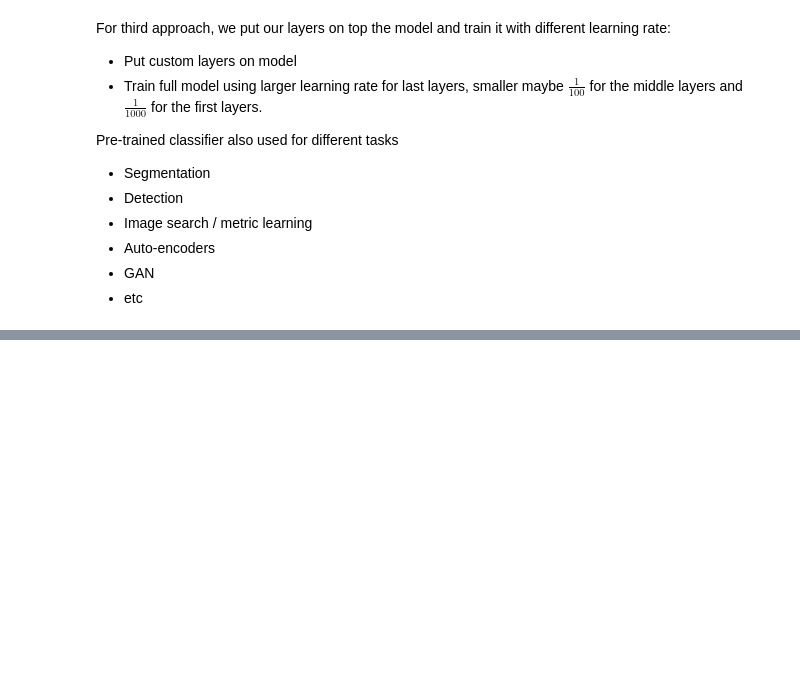
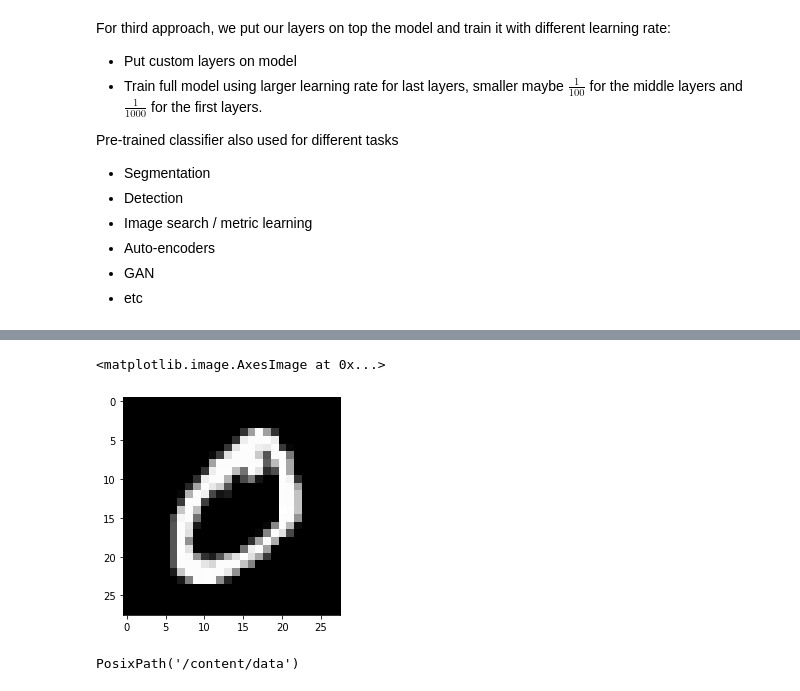
Before and after one commit to amareyah/MaxinAI_Education, a Jupyter notebook: dl_notes.ipynb, the cells around one changed output, grey strips where cells are left out. Drawn from its saved outputs; the diff is of its cells as text; code cells hidden in the pictures; blank space fills up the shorter version.

```diff
--- a/dl_notes.ipynb
+++ b/dl_notes.ipynb
@@ -171,0 +231,2 @@ plt.imshow(img1)
+# %%
+img1 = img1.astype(np.float32)
@@ -171,0 +260,9 @@ plt.imshow(img1)
+# %%
+pil_trans = transforms.ToPILImage()
+# %%
+p_img = pil_trans(img1)
+# %%
+plt.imshow(p_img)
+# %% [output]
+<matplotlib.image.AxesImage at 0x...>
+[figure, added]
@@ -171,0 +271,4 @@ plt.imshow(img1)
+# %%
+path.absolute()
+# %% [output]
+PosixPath('/content/data')
```
Also changed, not shown: parts of 87 cells of this notebook.
